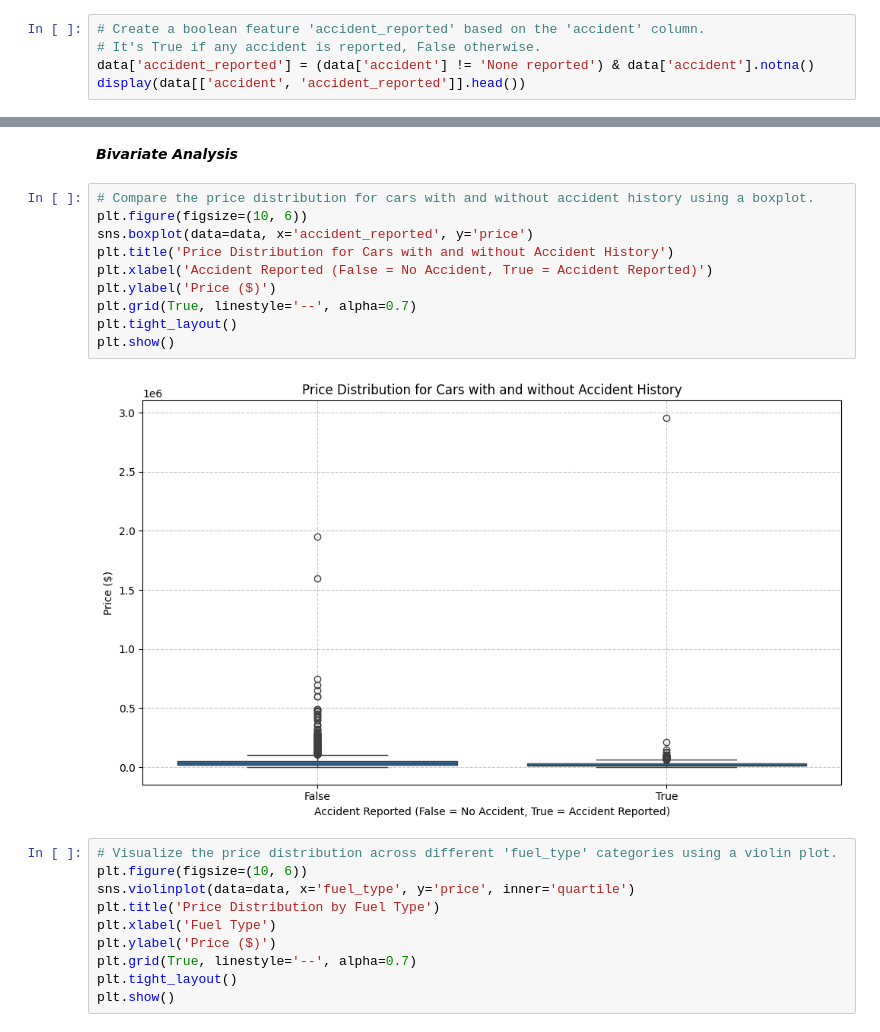
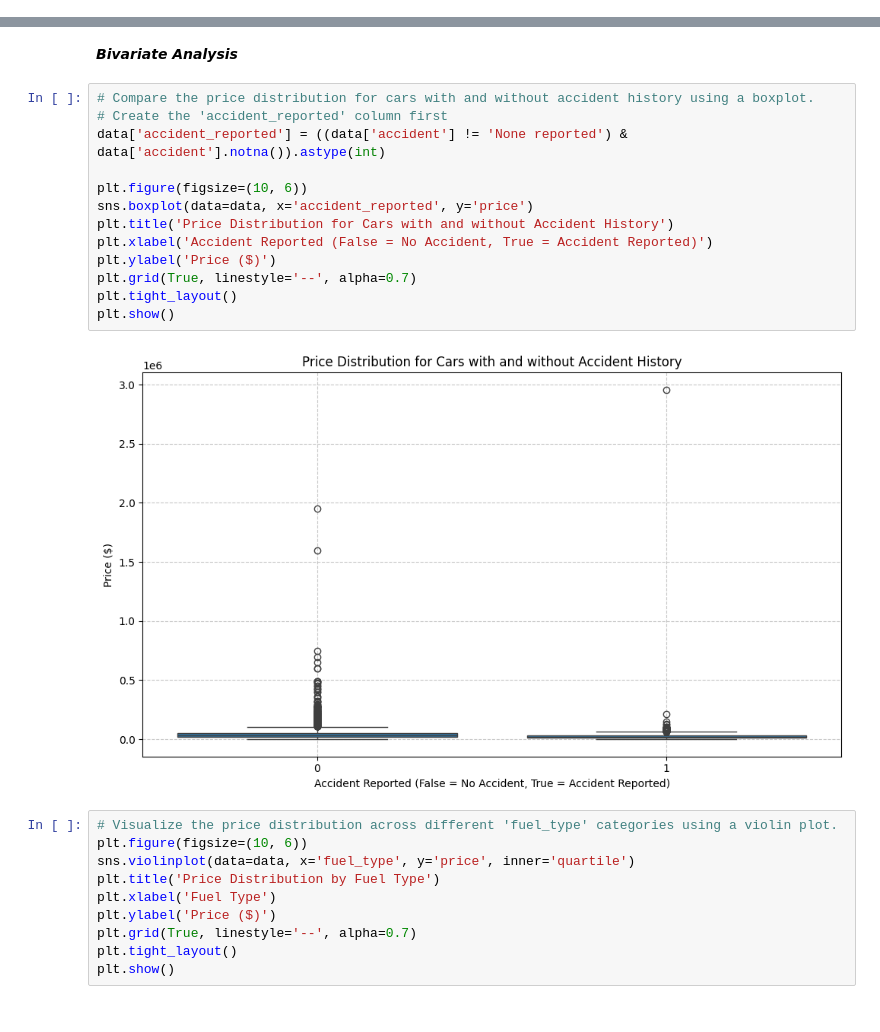
Before and after one commit to BonneyBoja/BonneyBoja.github.io, a Jupyter notebook: DATA_DRIVEN_ANALYSIS_AND_PREDICTION_OF_USED_CARS_PRICES_USING_PYTHON.ipynb, the cells around one changed output, grey strips where cells are left out. Saved outputs shown, nothing was run; the diff lists cells and outputs as text.

```diff
--- a/DATA_DRIVEN_ANALYSIS_AND_PREDICTION_OF_USED_CARS_PRICES_USING_PYTHON.ipynb
+++ b/DATA_DRIVEN_ANALYSIS_AND_PREDICTION_OF_USED_CARS_PRICES_USING_PYTHON.ipynb
@@ -112,8 +111,3 @@ display(data[['model_year', 'car_age']].head())
 | 2 | 2022 | 3 |
 | 3 | 2015 | 10 |
 | 4 | 2021 | 4 |
-# %%
-# Create a boolean feature 'accident_reported' based on the 'accident' column.
-# It's True if any accident is reported, False otherwise.
-data['accident_reported'] = (data['accident'] != 'None reported') & data['accident'].notna()
-display(data[['accident', 'accident_reported']].head())
@@ -194,16 +172,19 @@ plt.show()
 ***Bivariate Analysis***
 # %%
 # Compare the price distribution for cars with and without accident history using a boxplot.
+# Create the 'accident_reported' column first
+data['accident_reported'] = ((data['accident'] != 'None reported') & data['accident'].notna()).astype(int)
+
 plt.figure(figsize=(10, 6))
 sns.boxplot(data=data, x='accident_reported', y='price')
 plt.title('Price Distribution for Cars with and without Accident History')
 plt.xlabel('Accident Reported (False = No Accident, True = Accident Reported)')
 plt.ylabel('Price ($)')
 plt.grid(True, linestyle='--', alpha=0.7)
 plt.tight_layout()
 plt.show()
 # %% [output]
-[figure, old version]
+[figure, new version]
 # %%
 # Visualize the price distribution across different 'fuel_type' categories using a violin plot.
 plt.figure(figsize=(10, 6))
```
Also changed, not shown: parts of 25 cells of this notebook.
